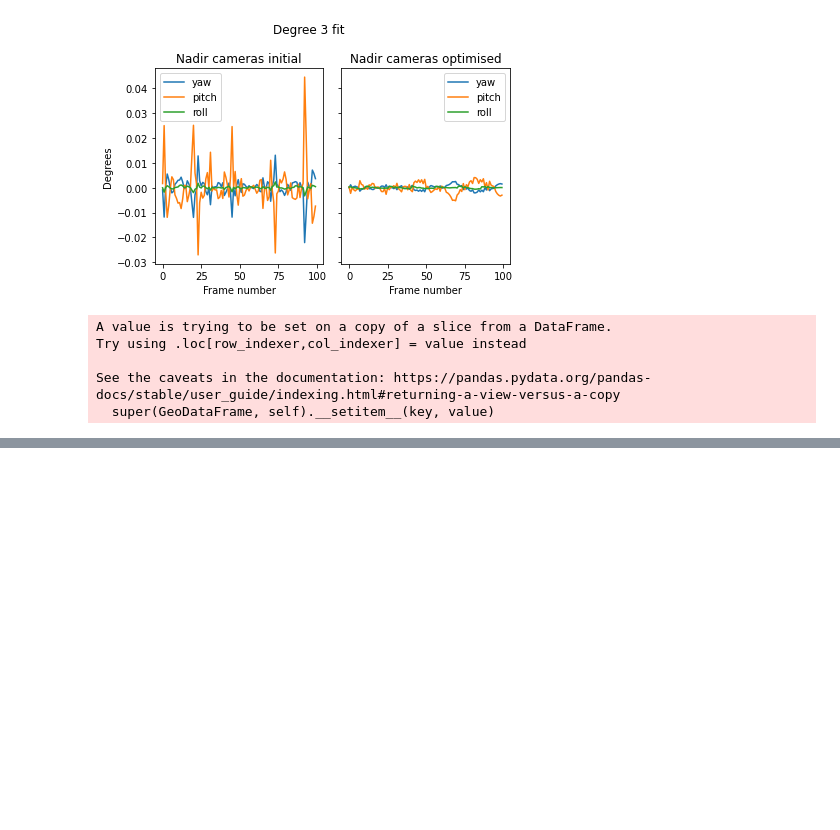
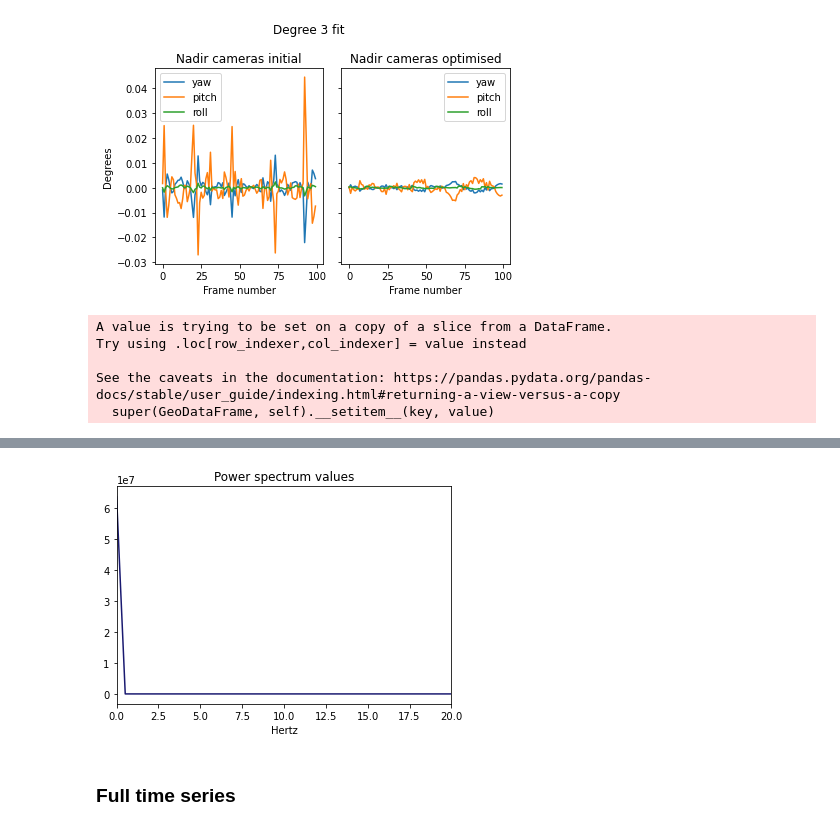
Before and after one commit to uw-cryo/skysat_stereo, a Jupyter notebook: notebooks/skysat_l1a_bundle_adjustment.ipynb, the cells around one changed output, grey strips where cells are left out. Drawn from its saved outputs; the diff is of its cells as text; code cells hidden in the pictures; blank space fills up the shorter version.

```diff
--- a/notebooks/skysat_l1a_bundle_adjustment.ipynb
+++ b/notebooks/skysat_l1a_bundle_adjustment.ipynb
@@ -1073,0 +1139,8 @@ reproj_error.describe()
+# %%
+fft_vals, power_spectrum, freqs, idx, fft_recon = compute_fft(for_c2_100.opt_roll.values)
+# %%
+plot_power(freqs, idx, power_spectrum)
+# %% [output]
+[figure, added]
+# %% [markdown]
+### Full time series
```
Also changed, not shown: parts of 80 cells of this notebook.
